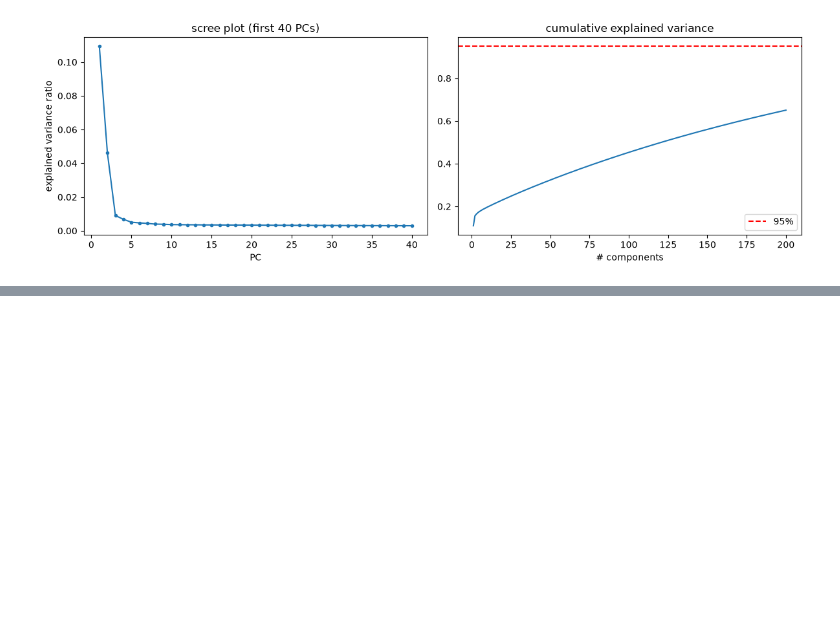
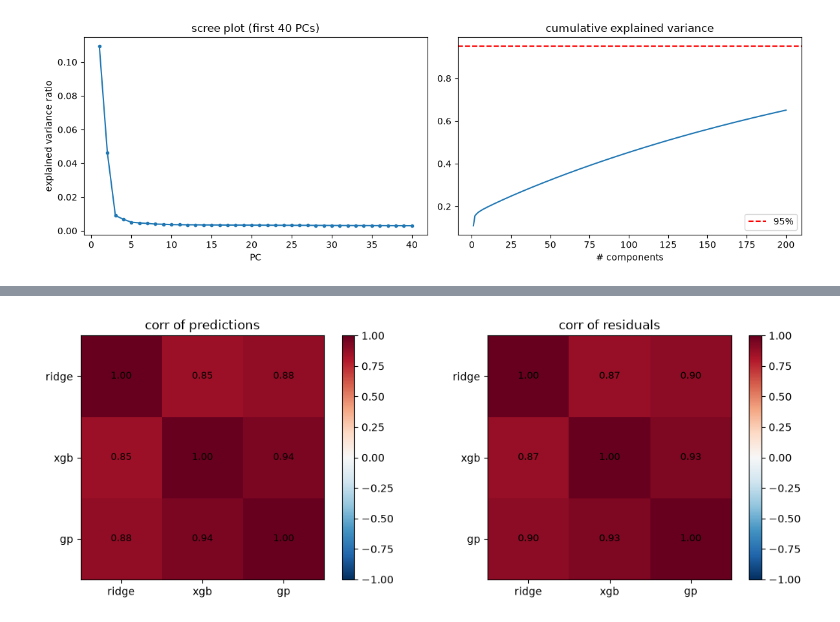
Before and after one commit to challandenathan/AGE_BRAIN_MRI, a Jupyter notebook: main_nathan.ipynb, the cells around one changed output, grey strips where cells are left out. Saved outputs shown, nothing was run; the diff lists cells and outputs as text; code cells hidden in the pictures; blank space fills up the shorter version.

```diff
--- a/preprocessing.ipynb
+++ b/main_nathan.ipynb
@@ -443,0 +478,88 @@ k = 832: CV R2 = -0.7393 +/- 0.2362
+# %%
+from sklearn.base import BaseEstimator, TransformerMixin
+from sklearn.ensemble import StackingRegressor
+from sklearn.gaussian_process import GaussianProcessRegressor
+from sklearn.gaussian_process.kernels import ConstantKernel, RBF, WhiteKernel, Matern
+from xgboost import XGBRegressor
+# fallback if the selection cell above was not run in this session
+if 'selected_features' not in globals():
+    selected_features = pd.read_csv('selected_features.csv')['0']
+
+class ColumnSelector(BaseEstimator, TransformerMixin):
+    """Select fixed columns by name. Must be the first step, while X is still a DataFrame."""
+    def __init__(self, cols): self.cols = cols
+    def fit(self, X, y=None): return self
+    def transform(self, X): return X[self.cols]
+
+def pre_pipe():
+    # identical to k_pipe, but the SelectKBest step is replaced by the frozen 110 columns.
+    # var/imp/qt are all column-wise, so selecting columns first gives the same result.
+    return Pipeline([
+        ('sel', ColumnSelector(list(selected_features))),
+        ('var', VarianceThreshold(0.0)),
+        ('imp', SimpleImputer(strategy='median')),
+        ('qt',  QuantileTransformer(output_distribution='normal', n_quantiles=500, random_state=0)),
+    ])
+
+alphas = np.logspace(-3, 3, 20)
+
+ridge = Pipeline([('pre', pre_pipe()), ('model', RidgeCV(alphas=alphas))])
+
+xgb = Pipeline([('pre', pre_pipe()), ('model', XGBRegressor(
+    n_estimators=400, max_depth=3, learning_rate=0.05,
+    subsample=0.8, colsample_bytree=0.8, reg_lambda=1.0,
+    random_state=42, n_jobs=-1))])
+
+gp = Pipeline([('pre', pre_pipe()), ('model', GaussianProcessRegressor(
+    # features are ~N(0,1) after the quantile transform, so an isotropic RBF is a sane kernel
+    kernel=ConstantKernel(1.0, (1e-3, 1e3)) * Matern(length_scale=np.ones(1),
+                     length_scale_bounds=(1e-2, 1e2),
+                     nu=2.5)
+           + WhiteKernel(noise_level=1e-2, noise_level_bounds=(1e-6, 1e1)),
+    normalize_y=True, alpha=1e-8, n_restarts_optimizer=3, random_state=42))])
+
+stack = StackingRegressor(
+    estimators=[('ridge', ridge), ('xgb', xgb), ('gp', gp)],
+    final_estimator=RidgeCV(alphas=alphas),   # meta-learner on the 3 out-of-fold predictions
+    cv=KFold(5, shuffle=True, random_state=42),
+    n_jobs=-1)
+
+# --- diagnostic before fitting: which base model adds new alpha to the stack? ---
+# Out-of-fold predictions per base model: if the *residuals* (errors) of two models are
+# weakly correlated, they fail on different subjects and stacking can combine them.
+from sklearn.model_selection import cross_val_predict
+from sklearn.metrics import r2_score
+
+cv = KFold(5, shuffle=True, random_state=42)
+oof = pd.DataFrame({name: cross_val_predict(est, X, y, cv=cv, n_jobs=-1)
+                    for name, est in stack.estimators})
+
+print('OOF R2 of each base model:')
+for name in oof.columns:
+    print(f'  {name:>5}: R2 = {r2_score(y, oof[name]):.4f}')
+
+corr_pred  = oof.corr()          # correlation of the predictions themselves
+resid = pd.DataFrame(y[:, None] - oof.to_numpy(), columns=oof.columns, index=oof.index)
+corr_resid = resid.corr()        # correlation of the errors: low => complementary models
+print('\ncorrelation of OOF predictions:\n', corr_pred.round(3).to_string())
+print('\ncorrelation of OOF residuals (the one that matters for stacking):\n',
+      corr_resid.round(3).to_string())
+
+fig, axes = plt.subplots(1, 2, figsize=(11, 4))
+for ax, mat, title in [(axes[0], corr_pred, 'corr of predictions'),
+                       (axes[1], corr_resid, 'corr of residuals')]:
+    im = ax.imshow(mat, vmin=-1, vmax=1, cmap='RdBu_r')
+    ax.set_xticks(range(len(mat)), mat.columns)
+    ax.set_yticks(range(len(mat)), mat.index)
+    for i in range(len(mat)):
+        for j in range(len(mat)):
+            ax.text(j, i, f'{mat.iloc[i, j]:.2f}', ha='center', va='center', fontsize=9)
+    ax.set_title(title)
+    fig.colorbar(im, ax=ax)
+plt.tight_layout(); plt.show()
+
+# honest evaluation: the whole stack (preprocessing included) is refit inside each outer fold
+cv = KFold(5, shuffle=True, random_state=42)
+s = cross_val_score(stack, X, y, cv=cv, scoring='r2', n_jobs=-1)
+print(f'stack(Ridge+XGB+GP, k=110) CV R2 = {s.mean():.4f} +/- {s.std():.4f}')
+# %% [output]
@@ -443,0 +582 @@ k = 832: CV R2 = -0.7393 +/- 0.2362
+[figure, added]
```
Also changed, not shown: parts of 12 cells of this notebook, 23 other files.
